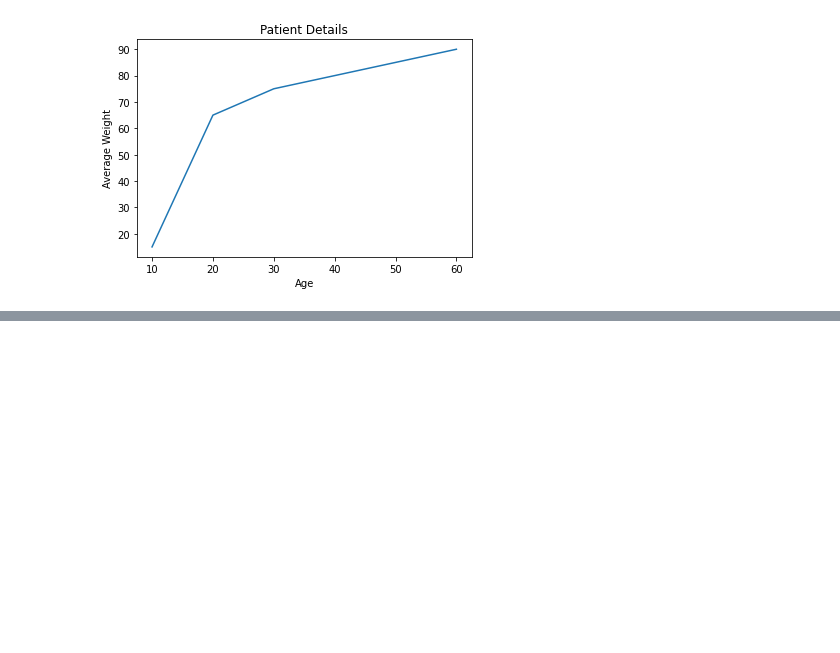
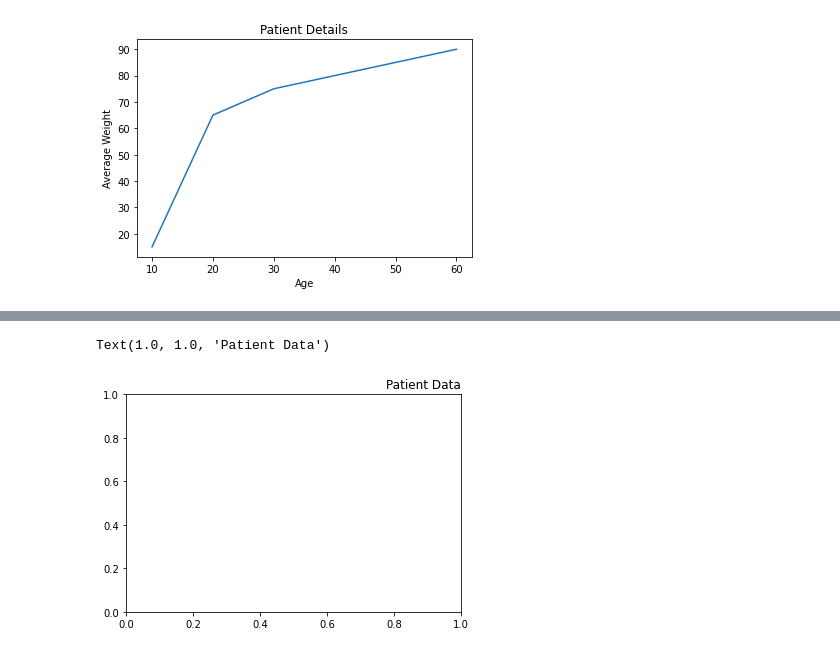
Before and after one commit to chimaihueze/Basics-of-Matplotlib, a Jupyter notebook: matplotlib_labels.ipynb, the cells around one changed output, grey strips where cells are left out. Cells and saved outputs as stored; diff of their text form; code cells hidden in the pictures; blank space fills up the shorter version.

```diff
--- a/matplotlib_labels.ipynb
+++ b/matplotlib_labels.ipynb
@@ -54,0 +66,5 @@ findfont: Font family ['Nunito'] not found. Falling back to DejaVu Sans.
+# %%
+plt.title('Patient Data', loc = 'right')
+# %% [output]
+Text(1.0, 1.0, 'Patient Data')
+[figure, added]
```
Also changed, not shown: parts of 3 cells of this notebook.
